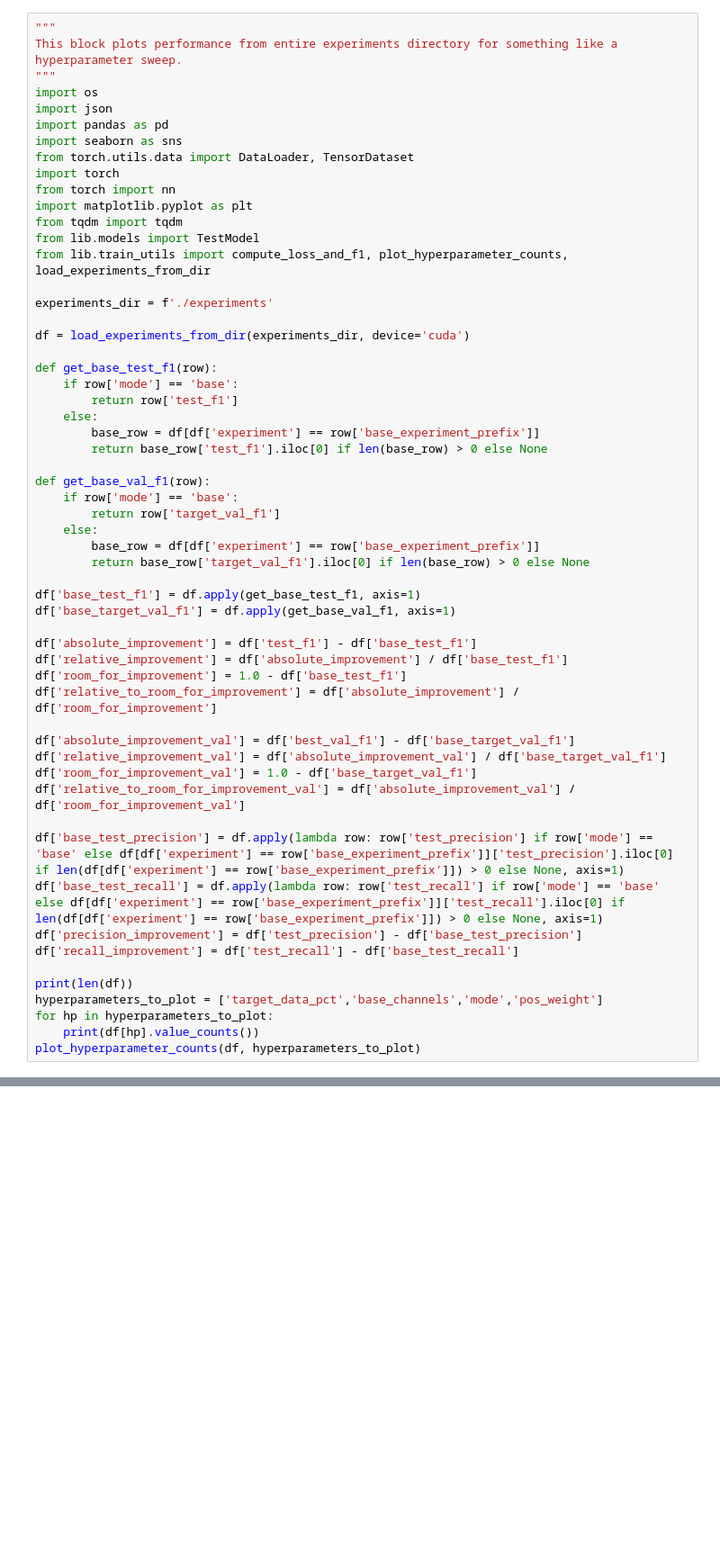
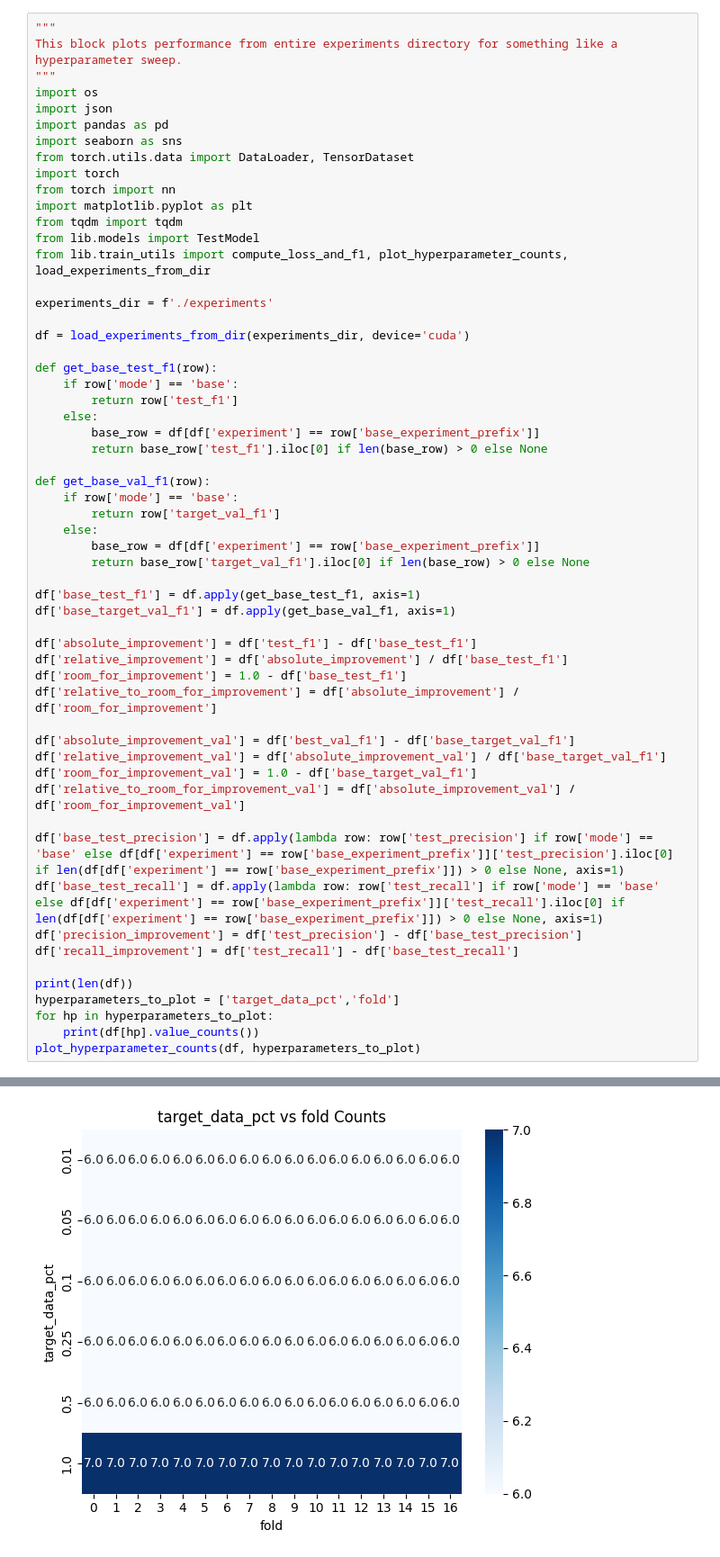
Before and after one commit to smithandrewk/ml-customization, a Jupyter notebook: eval_two_stage.ipynb, the cells around one changed output, grey strips where cells are left out. Shown at 90% size. Cells and saved outputs as stored; diff of their text form; blank space fills up the shorter version.

```diff
--- a/eval_two_stage.ipynb
+++ b/eval_two_stage.ipynb
@@ -51,7 +51,8 @@ df['precision_improvement'] = df['test_precision'] - df['base_test_precision']
 df['recall_improvement'] = df['test_recall'] - df['base_test_recall']
 
 print(len(df))
-hyperparameters_to_plot = ['target_data_pct','base_channels','mode','pos_weight']
+hyperparameters_to_plot = ['target_data_pct','fold']
 for hp in hyperparameters_to_plot:
     print(df[hp].value_counts())
 plot_hyperparameter_counts(df, hyperparameters_to_plot)
+# %% [output]
@@ -58,3 +76,4 @@ plot_hyperparameter_counts(df, hyperparameters_to_plot)
+[figure, added]
 # %%
 df_plot = df.copy()
 df_plot = df_plot[df_plot['base_channels'] == 64]
```
Also changed, not shown: parts of 15 cells of this notebook, 8 other files.
